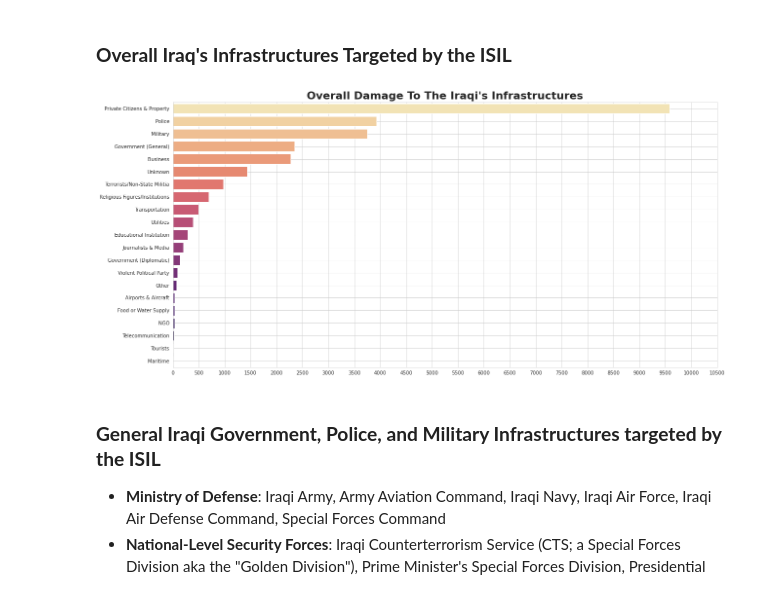
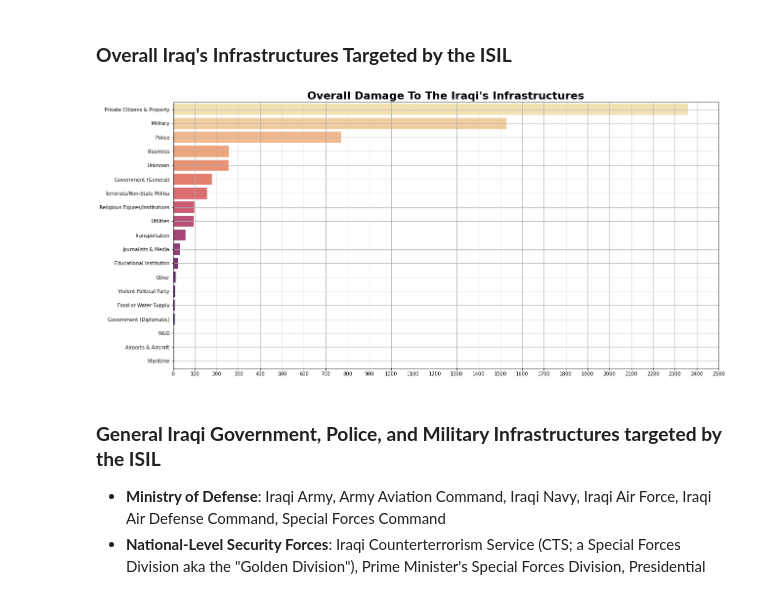
Before and after one commit to ratmadjads/DSC680, a Jupyter notebook: notebooks/DSC680_MileStoneThree_AtmadjaRio.ipynb, the cells around one changed output. Saved outputs shown, nothing was run; the diff lists cells and outputs as text; code cells hidden in the pictures.

```diff
--- a/notebooks/DSC680_MileStoneThree_AtmadjaRio.ipynb
+++ b/notebooks/DSC680_MileStoneThree_AtmadjaRio.ipynb
@@ -193,7 +193,8 @@ pd.DataFrame(iraq_df.pivot_table(values='nkillus', index='iyear', columns='provs
 # %% [markdown]
 ### **Top 25 City in IRAQ control by the ISIL**
 # %%
-pd.DataFrame(iraq_df.query("gname == 'Islamic State of Iraq and the Levant (ISIL)' ")['city'].value_counts().head(25))
+isil_df: DataFrame = pd.DataFrame(iraq_df.query("gname == 'Islamic State of Iraq and the Levant (ISIL)' "))
+pd.DataFrame(isil_df['city'].value_counts().head(25))
 # %% [output]
 |  | city |
 | Mosul | 709 |
@@ -216,15 +226,15 @@ pd.DataFrame(iraq_df.query("gname == 'Islamic State of Iraq and the Levant (ISIL
 ### **Overall Iraq's Infrastructures Targeted by the ISIL**
 # %%
 plt.rcParams['figure.figsize'] = (20,10)
-iraq_infra, n_damages = zip(*iraq_df.targtype1_txt.value_counts().to_dict().items())
+iraq_infra, n_damages = zip(*isil_df.targtype1_txt.value_counts().to_dict().items())
 ax = sns.barplot(y=list(iraq_infra), x=list(n_damages), palette='magma_r')
 ax.set_title("Overall Damage To The Iraqi's Infrastructures",
              fontweight='bold',
              fontsize=22)
-ax.set_xticks(range(0,11000,500))
+ax.set_xticks(range(0,2600,100))
 ax.grid(True)
 # %% [output]
-[figure, old version]
+[figure, new version]
 # %% [markdown]
 ### **General Iraqi Government, Police, and Military Infrastructures targeted by the ISIL**
 - **Ministry of Defense**: Iraqi Army, Army Aviation Command, Iraqi Navy, Iraqi Air Force, Iraqi Air Defense Command, Special Forces Command
```
Also changed, not shown: parts of 12 cells of this notebook.
